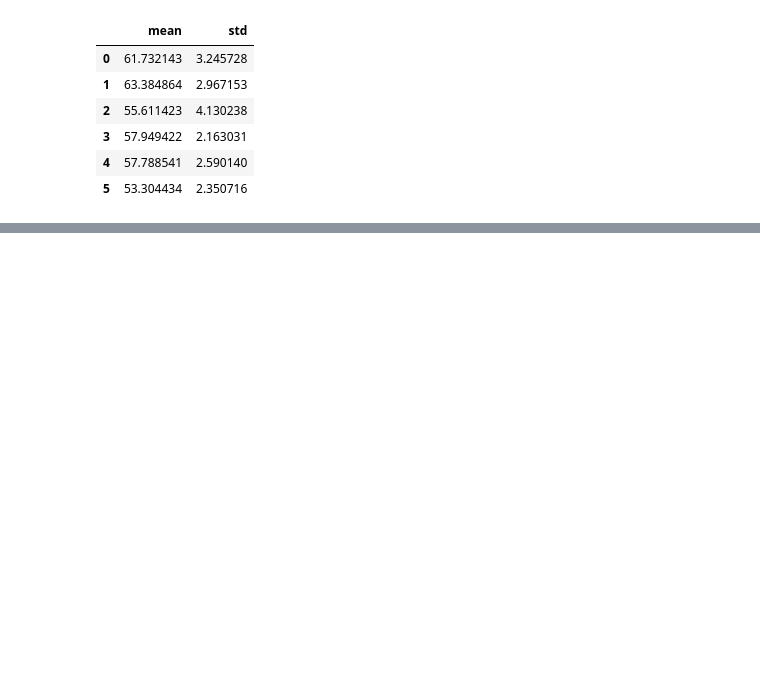
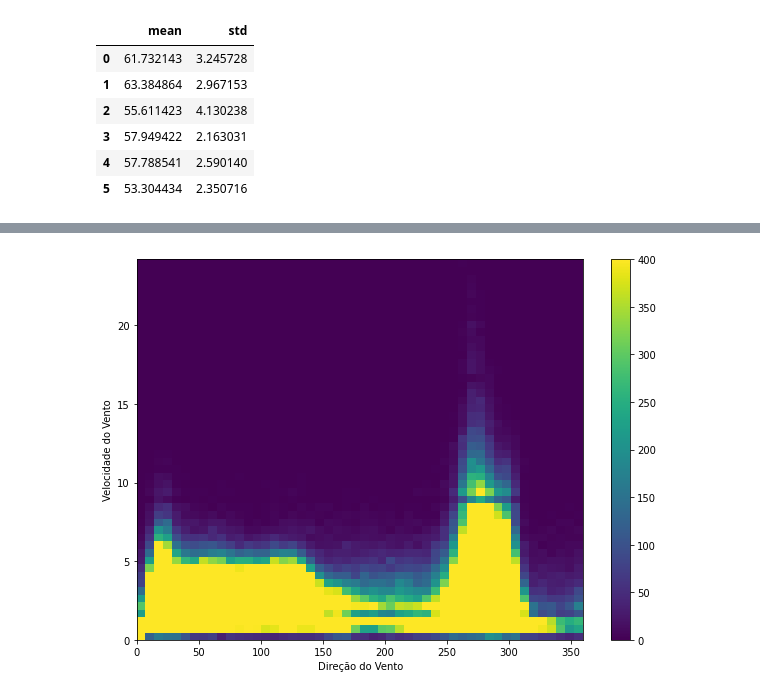
Before and after one commit to Eduardomcq/tcc_usp_esalq, a Jupyter notebook: tcc_mba_data_science.ipynb, the cells around one changed output, grey strips where cells are left out. Saved outputs shown, nothing was run; the diff lists cells and outputs as text; code cells hidden in the pictures; blank space fills up the shorter version.

```diff
--- a/tcc_mba_data_science.ipynb
+++ b/tcc_mba_data_science.ipynb
@@ -1957,0 +2071,34 @@ logs
+# %%
+df = pd.read_csv('/content/drive/MyDrive/TCC Data Science/dados/train.csv')
+
+new_columns = {"DATE (MM/DD)":"month_day",
+               "MST":"hour_minutes",
+               "Global CMP22 (vent/cor) [W/m^2]":"irradiation",
+               "Direct sNIP [W/m^2]":"snip",
+               "Azimuth Angle [degrees]":"azimuth",
+               "Tower Dry Bulb Temp [deg C]":"temperature",
+               "Tower Wet Bulb Temp [deg C]":"wet_bulb_temperature",
+               "Tower Dew Point Temp [deg C]":"dew_point",
+               "Tower RH [%]":"rh",
+               "Total Cloud Cover [%]":"cloud_cover",
+               "Peak Wind Speed @ 6ft [m/s]":"wind_speed",
+               "Avg Wind Direction @ 6ft [deg from N]":"wind_direction",
+               "Station Pressure [mBar]":"pressure",
+               "Precipitation (Accumulated) [mm]":"precipitation",
+               "Snow Depth [cm]":"snow_depth",
+               "Moisture":"moisture",
+               "Albedo (CMP11)":"albedo"}
+
+df = df.rename(columns = new_columns)
+
+df['max_wy'] = np.sin(np.radians(df['wind_direction'])) * df['wind_speed']
+df['max_wx'] = np.cos(np.radians(df['wind_direction'])) * df['wind_speed']
+
+plt.figure(figsize = (10,7))
+plt.hist2d(df['wind_direction'], df['wind_speed'], bins=(50, 50), vmax=400)
+plt.colorbar()
+plt.xlabel('Direção do Vento')
+plt.ylabel('Velocidade do Vento')
+plt.show()
+# %% [output]
+[figure, added]
```
Also changed, not shown: parts of 25 cells of this notebook.
